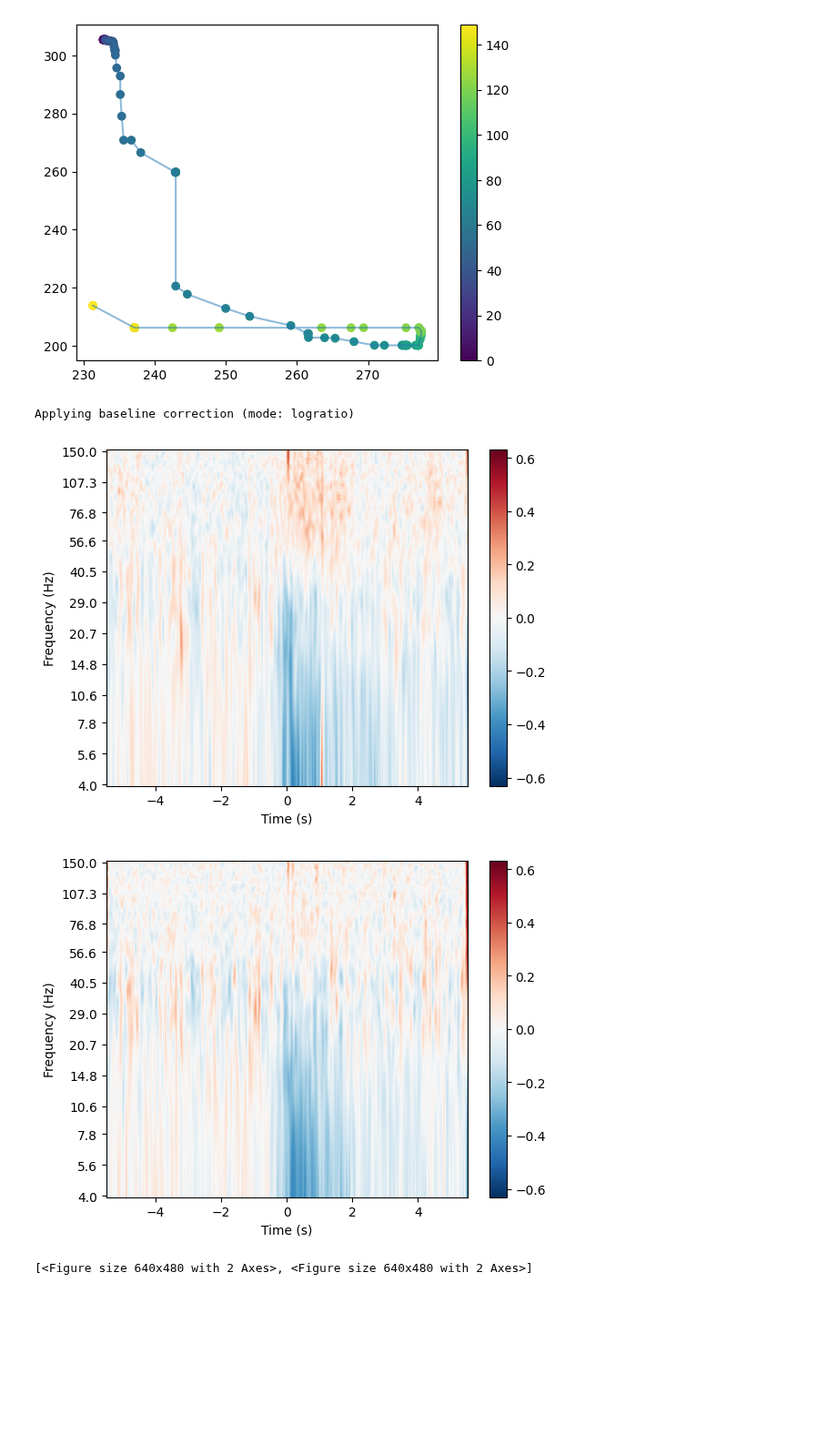
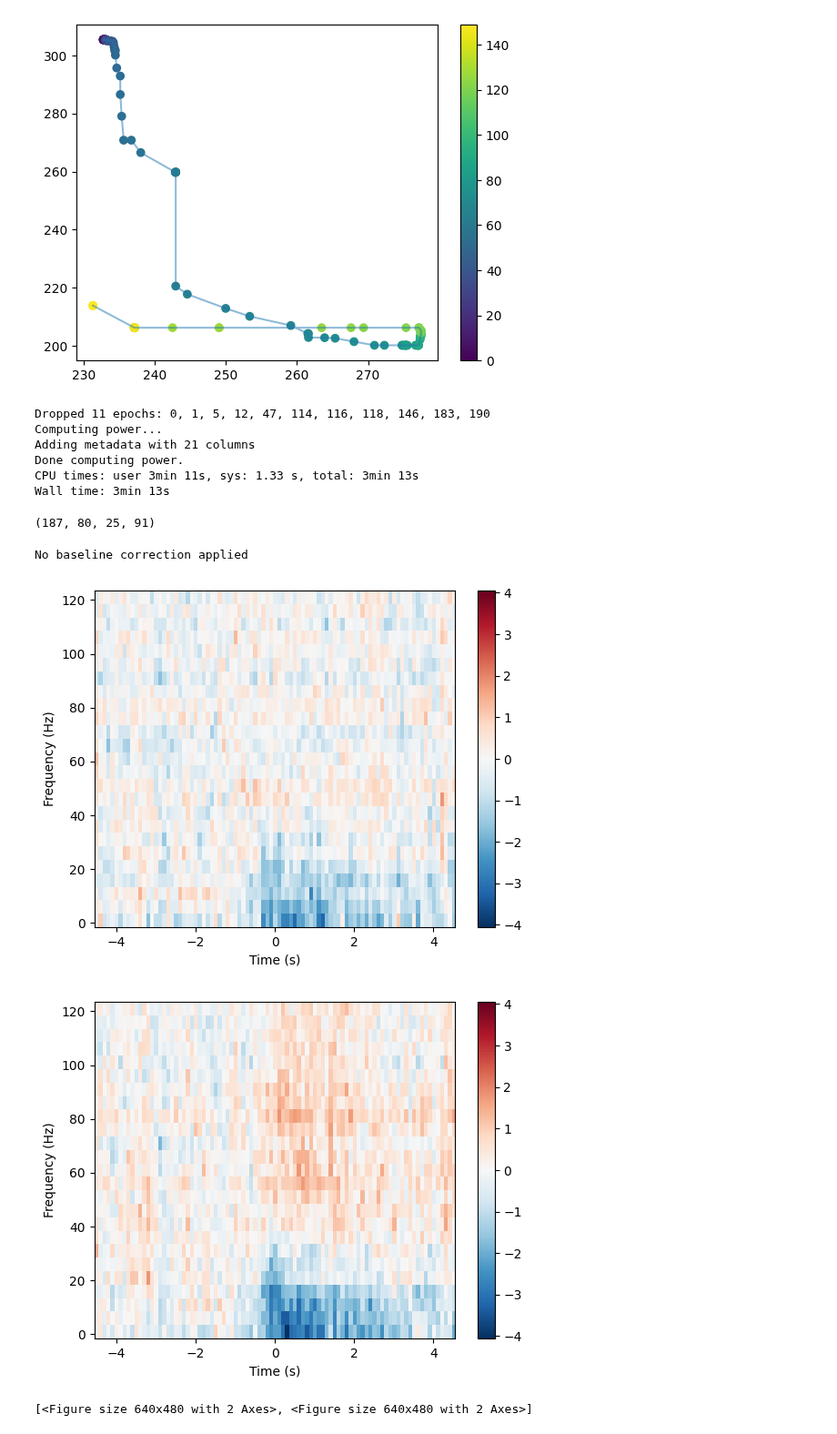
Before and after one commit to NevVerVer/Neuromatch_2022_EcoG_movements, a Jupyter notebook: pipeline/3_naturalistic_arm_movements_ecog_dataset.ipynb, the cells around one changed output. Shown at 91% size. Cells and saved outputs as stored; diff of their text form; code cells hidden in the pictures; blank space fills up the shorter version.

```diff
--- a/pipeline/3_naturalistic_arm_movements_ecog_dataset.ipynb
+++ b/pipeline/3_naturalistic_arm_movements_ecog_dataset.ipynb
@@ -91,7 +87,21 @@ average_tfr = mne.time_frequency.tfr_morlet(
+# %%
+%%time
+power = prepare_tfr_data(epochs)
+# %% [output]
+Dropped 11 epochs: 0, 1, 5, 12, 47, 114, 116, 118, 146, 183, 190
+Computing power...
+Adding metadata with 21 columns
+Done computing power.
+CPU times: user 3min 11s, sys: 1.33 s, total: 3min 13s
+Wall time: 3min 13s
+# %%
+power.data.shape
+# %% [output]
+(187, 80, 25, 91)
 # %%
-average_tfr.plot(picks=[56, 57], baseline=(-5, 0), mode='logratio')
+power.average().plot(picks=[56, 57])
 # %% [output]
-Applying baseline correction (mode: logratio)
+No baseline correction applied
-[figure, old version]
+[figure, new version]
-[figure, old version]
+[figure, new version]
 [<Figure size 640x480 with 2 Axes>, <Figure size 640x480 with 2 Axes>]
```
Also changed, not shown: parts of 5 cells of this notebook, 1 other file.
